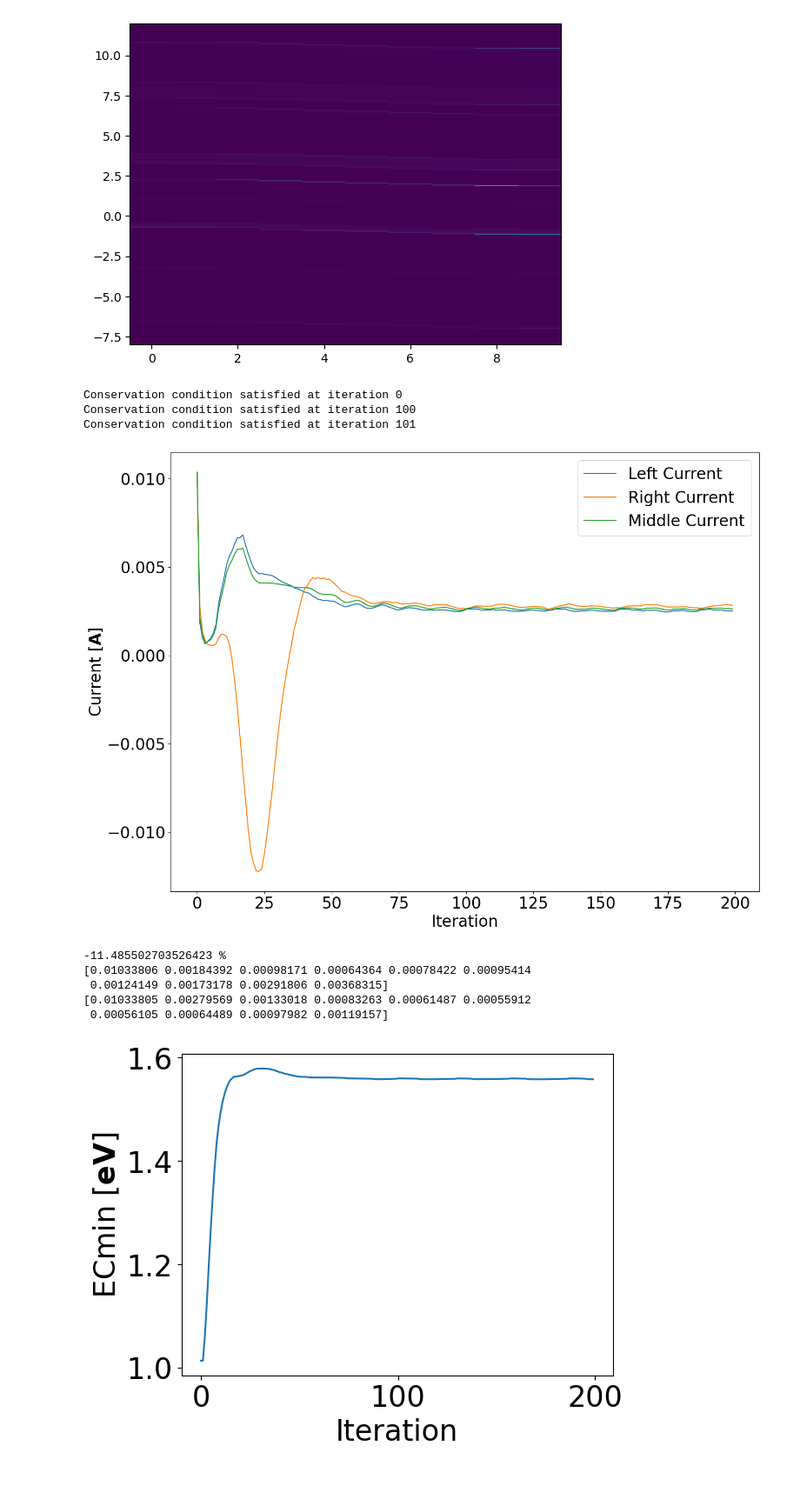
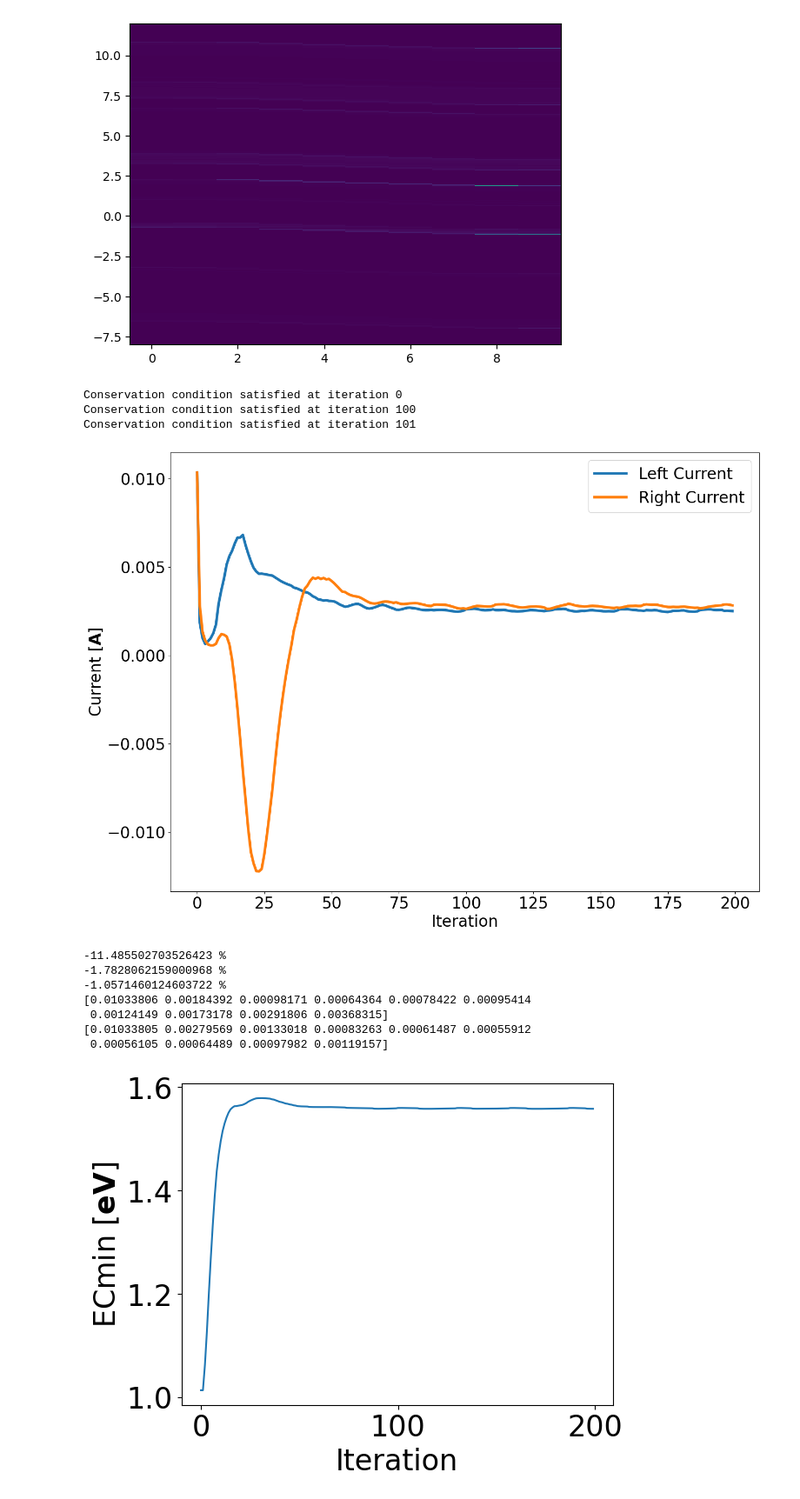
Before and after one commit to Nano-TCAD/QuaTrEx, a Jupyter notebook: quatrex/results/GNR_biased_SC/analysis.ipynb, the cells around one changed output. Shown: that part at 87% size. Cells and saved outputs as stored; diff of their text form; code cells hidden in the pictures.

```diff
--- a/quatrex/results/GNR_biased_SC/analysis.ipynb
+++ b/quatrex/results/GNR_biased_SC/analysis.ipynb
@@ -137,38 +137,42 @@ font = {'weight' : 'normal',
 matplotlib.rc('font', **font)
 
 ID_L = np.zeros((num_iter)) # left current
 ID_R = np.zeros((num_iter)) # right current
 ID_M = np.zeros((num_iter)) # middle current
 E = np.loadtxt('E.dat')
 dE = E[1] - E[0]
 for i in range(num_iter):
     IDE_temp = np.loadtxt('IDE_' + str(i) + '.dat').view(complex)
     ID_L[i] = np.sum(IDE_temp.real, axis = 0)[0] * dE
     ID_R[i] = np.sum(IDE_temp.real, axis = 0)[-1] * dE
     ID_M[i] = np.sum(IDE_temp.real, axis = 0)[nblocks//2] * dE
 
     conservation_cond = (ID_L[i]-ID_R[i])/(ID_R[i])
     if np.abs(conservation_cond) < 0.02:
         print('Conservation condition satisfied at iteration', i)
 
 plt.figure(figsize=(16,12))
-plt.plot(np.arange(num_iter), ID_L, label = 'Left Current')
-plt.plot(np.arange(num_iter), ID_R, label = 'Right Current')
-plt.plot(np.arange(num_iter), ID_M, label = 'Middle Current')
+plt.plot(np.arange(num_iter), ID_L, label = 'Left Current', linewidth = 4)
+plt.plot(np.arange(num_iter), ID_R, label = 'Right Current', linewidth = 4)
+#plt.plot(np.arange(num_iter), ID_M, label = 'Middle Current')
 plt.xlabel('Iteration')
 plt.ylabel('Current' + ' ' + r'$[\mathbf{A}]$')
 plt.legend()
 plt.show()
 
 print((ID_L[-1]-ID_R[-1])/(ID_R[-1]) * 100, '%')
+print((ID_L[101]-ID_R[101])/(ID_R[101]) * 100, '%')
+print((ID_L[100]-ID_R[100])/(ID_R[100]) * 100, '%')
 print(ID_L[0:10])
 print(ID_R[0:10])
 # %% [output]
 Conservation condition satisfied at iteration 0
 Conservation condition satisfied at iteration 100
 Conservation condition satisfied at iteration 101
-[figure, old version]
+[figure, new version]
 -11.485502703526423 %
+-1.7828062159000968 %
+-1.0571460124603722 %
 [0.01033806 0.00184392 0.00098171 0.00064364 0.00078422 0.00095414
  0.00124149 0.00173178 0.00291806 0.00368315]
 [0.01033805 0.00279569 0.00133018 0.00083263 0.00061487 0.00055912
```
Also changed, not shown: parts of 2 cells of this notebook, 7 other files.
